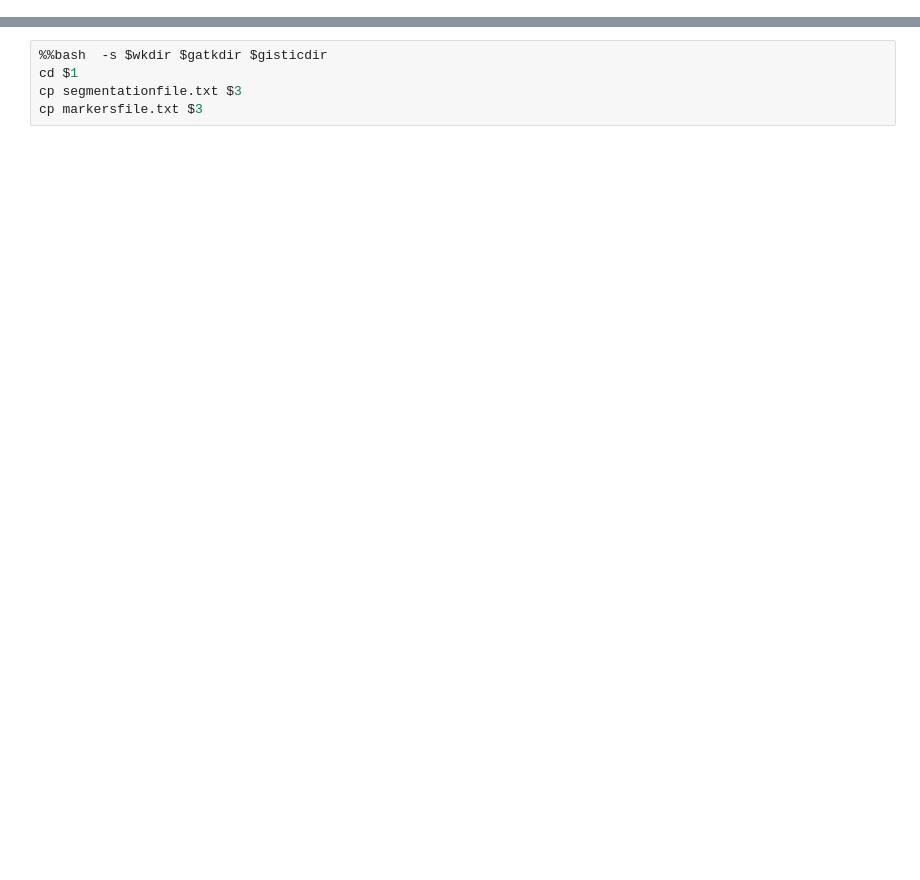
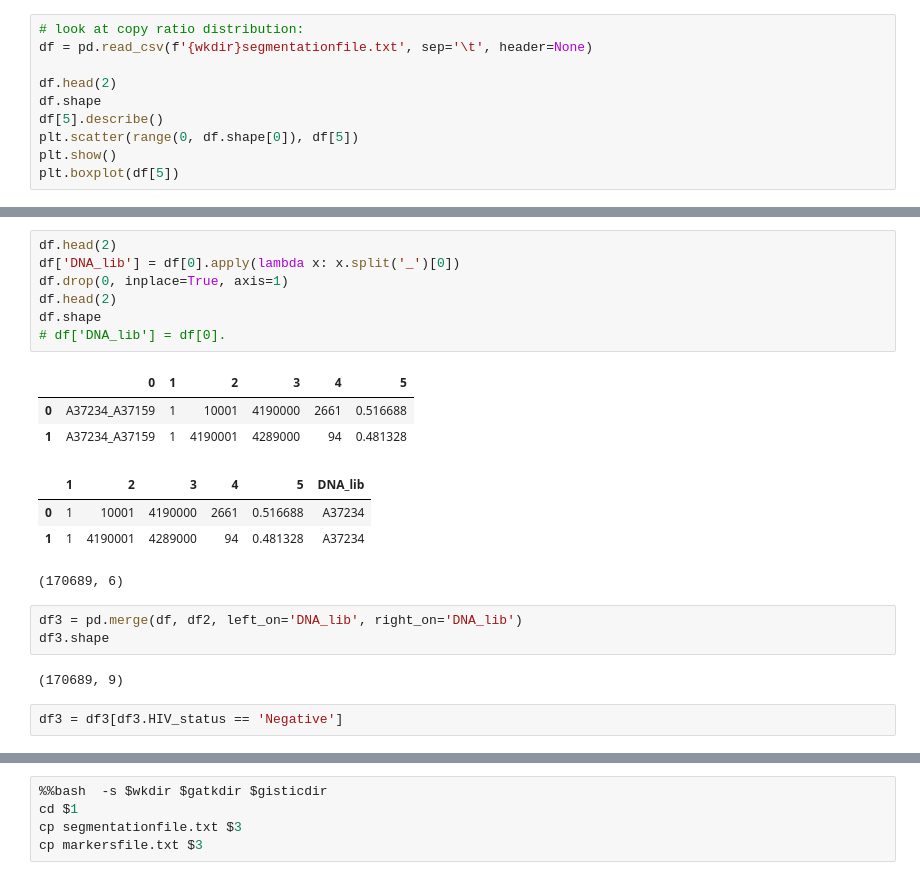
Before and after one commit to stuartzong/notebook, a Jupyter notebook: run_gistic_with_gatk_cn.ipynb, the cells around one changed output, grey strips where cells are left out. Saved outputs shown, nothing was run; the diff lists cells and outputs as text; blank space fills up the shorter version.

```diff
--- a/run_gistic_with_gatk_cn.ipynb
+++ b/run_gistic_with_gatk_cn.ipynb
@@ -14,0 +88,10 @@ grep -v "GL\|MT"|sed 's/X/23/g'|sed 's/Y/24/g' > segmentationfile.txt
+# %%
+# look at copy ratio distribution:
+df = pd.read_csv(f'{wkdir}segmentationfile.txt', sep='\t', header=None)
+
+df.head(2)
+df.shape
+df[5].describe()
+plt.scatter(range(0, df.shape[0]), df[5])
+plt.show()
+plt.boxplot(df[5])
@@ -14,0 +123,22 @@ grep -v "GL\|MT"|sed 's/X/23/g'|sed 's/Y/24/g' > segmentationfile.txt
+# %%
+df.head(2)
+df['DNA_lib'] = df[0].apply(lambda x: x.split('_')[0])
+df.drop(0, inplace=True, axis=1)
+df.head(2)
+df.shape
+# df['DNA_lib'] = df[0].
+# %% [output]
+|  | 0 | 1 | 2 | 3 | 4 | 5 |
+| 0 | A37234_A37159 | 1 | 10001 | 4190000 | 2661 | 0.516688 |
+| 1 | A37234_A37159 | 1 | 4190001 | 4289000 | 94 | 0.481328 |
+|  | 1 | 2 | 3 | 4 | 5 | DNA_lib |
+| 0 | 1 | 10001 | 4190000 | 2661 | 0.516688 | A37234 |
+| 1 | 1 | 4190001 | 4289000 | 94 | 0.481328 | A37234 |
+(170689, 6)
+# %%
+df3 = pd.merge(df, df2, left_on='DNA_lib', right_on='DNA_lib')
+df3.shape
+# %% [output]
+(170689, 9)
+# %%
+df3 = df3[df3.HIV_status == 'Negative']
```
Also changed, not shown: parts of 20 cells of this notebook, 24 other files.
